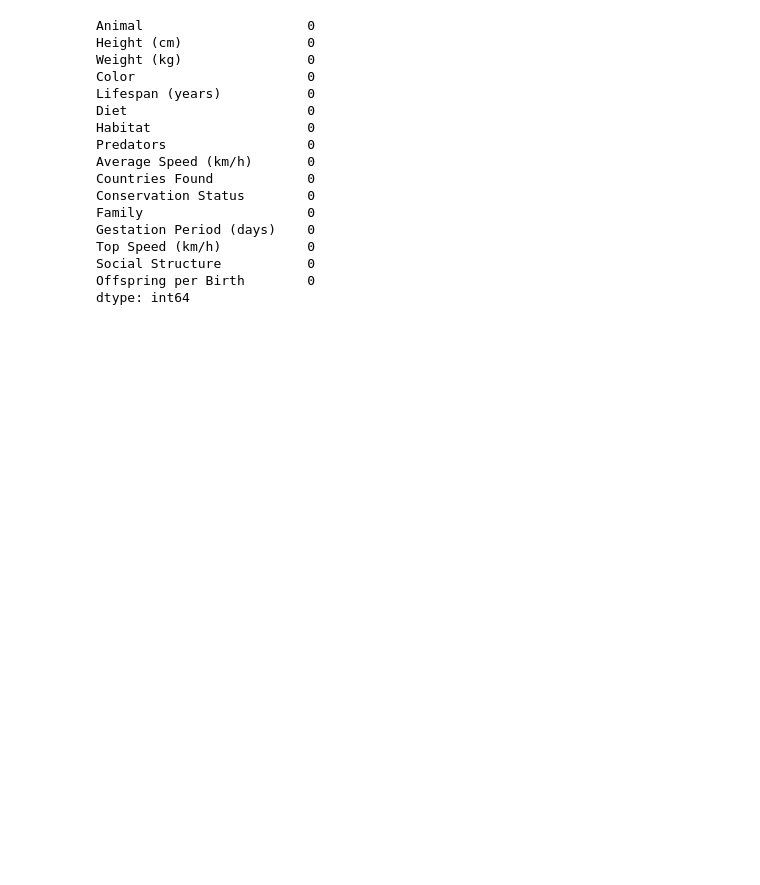
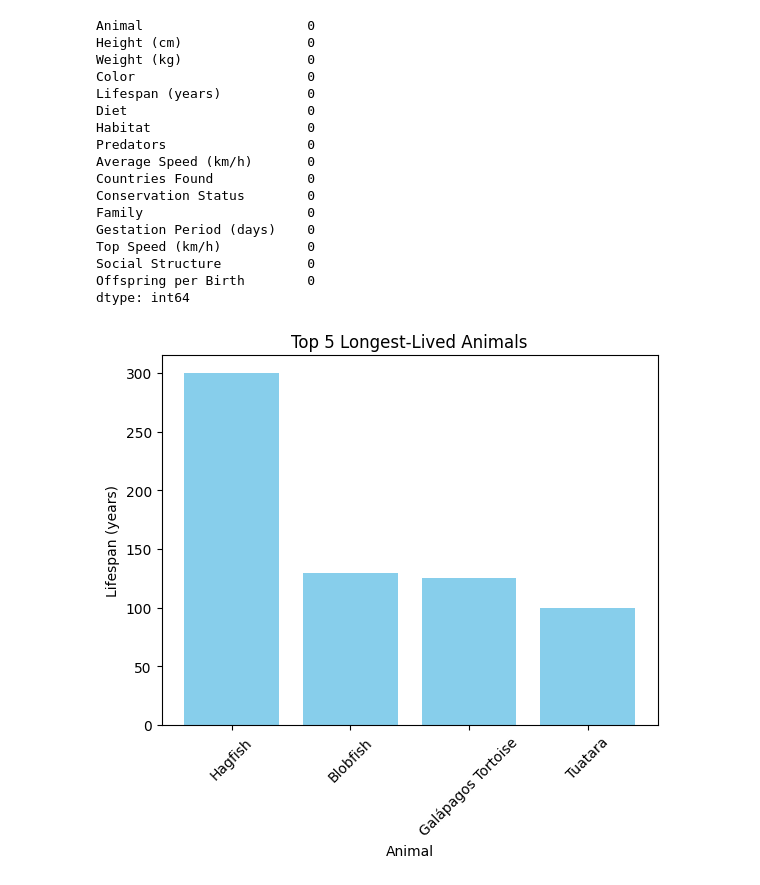
Before and after one commit to build-summer-2025/async-final-project-yellow-Nicolas, a Jupyter notebook: final_project_example.ipynb, the cells around one changed output. Saved outputs shown, nothing was run; the diff lists cells and outputs as text; code cells hidden in the pictures; blank space fills up the shorter version.

```diff
--- a/final_project_example.ipynb
+++ b/final_project_example.ipynb
@@ -48,3 +48,14 @@ Top Speed (km/h)           0
 Social Structure           0
 Offspring per Birth        0
 dtype: int64
+# %%
+top5 = df.nlargest(5, "Lifespan_num")
+
+plt.bar(top5["Animal"], top5["Lifespan_num"], color="skyblue")
+plt.xlabel("Animal")
+plt.ylabel("Lifespan (years)")
+plt.title("Top 5 Longest-Lived Animals")
+plt.xticks(rotation=45)
+plt.show()
+# %% [output]
+[figure, added]
```
Also changed, not shown: parts of 1 cell of this notebook.
